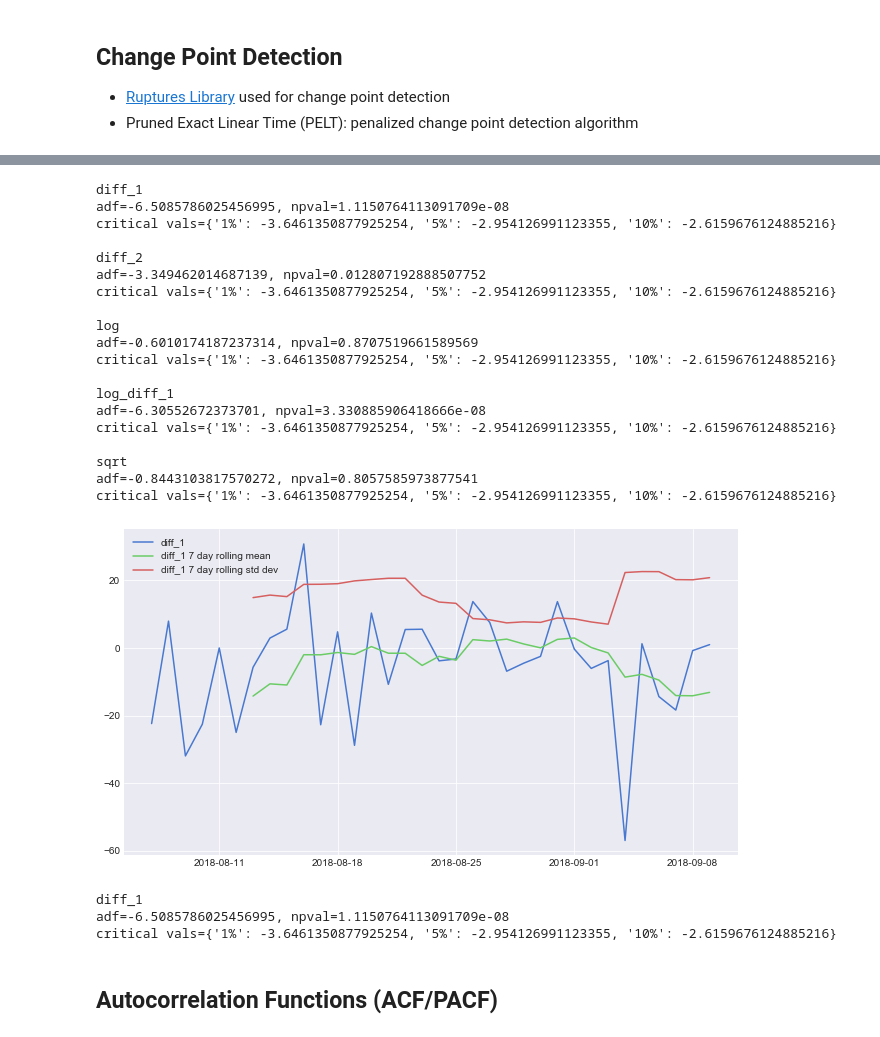
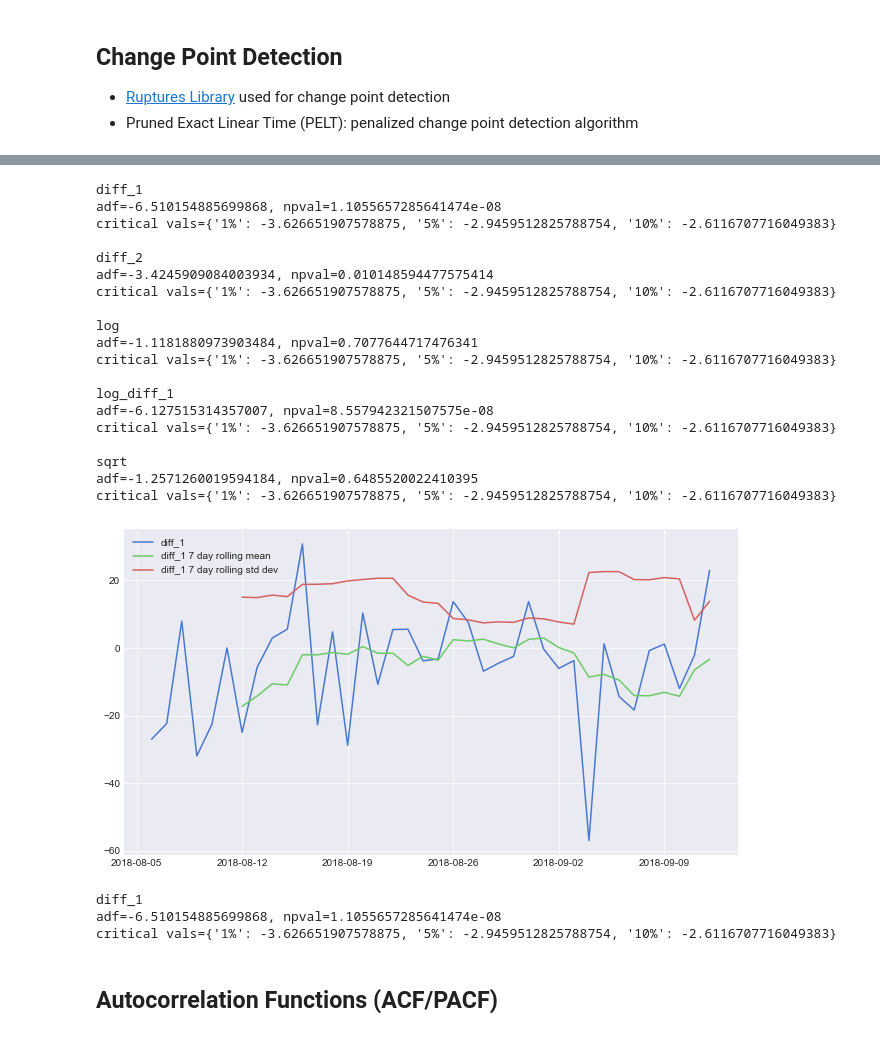
Before and after one commit to brianmcguckin/thinkful_unit_06_specializations, a Jupyter notebook: eth_ts.ipynb, the cells around one changed output, grey strips where cells are left out. Drawn from its saved outputs; the diff is of its cells as text; code cells hidden in the pictures.

```diff
--- a/eth_ts.ipynb
+++ b/eth_ts.ipynb
@@ -125,78 +142,77 @@ df_05['log_diff_1'] = np.log(df_05.eth).diff().dropna()
 df_05['sqrt'] = np.sqrt(df_05.eth)
 
 # drop nans from differencing
-df_05 = df_05[2:]
-#df_04.head()
+#df_05 = df_05[2:]
 
 print('\ndiff_1\nadf={0}, npval={1}\ncritical vals={2}'.format(
-    adfuller(df_05['diff_1'])[0],
-    adfuller(df_05['diff_1'])[1],
-    adfuller(df_05['diff_1'])[4]))
+    adfuller(df_05.diff_1[2:])[0],
+    adfuller(df_05.diff_1[2:])[1],
+    adfuller(df_05.diff_1[2:])[4]))
 
 print('\ndiff_2\nadf={0}, npval={1}\ncritical vals={2}'.format(
-    adfuller(df_05['diff_2'])[0],
-    adfuller(df_05['diff_2'])[1],
-    adfuller(df_05['diff_2'])[4]))
+    adfuller(df_05.diff_2[2:])[0],
+    adfuller(df_05.diff_2[2:])[1],
+    adfuller(df_05.diff_2[2:])[4]))
 
 print('\nlog\nadf={0}, npval={1}\ncritical vals={2}'.format(
-    adfuller(df_05['log'])[0],
-    adfuller(df_05['log'])[1],
-    adfuller(df_05['log'])[4]))
+    adfuller(df_05.log[2:])[0],
+    adfuller(df_05.log[2:])[1],
+    adfuller(df_05.log[2:])[4]))
 
 print('\nlog_diff_1\nadf={0}, npval={1}\ncritical vals={2}'.format(
-    adfuller(df_05['log_diff_1'])[0],
-    adfuller(df_05['log_diff_1'])[1],
-    adfuller(df_05['log_diff_1'])[4]))
+    adfuller(df_05.log_diff_1[2:])[0],
+    adfuller(df_05.log_diff_1[2:])[1],
+    adfuller(df_05.log_diff_1[2:])[4]))
 
 print('\nsqrt\nadf={0}, npval={1}\ncritical vals={2}'.format(
-    adfuller(df_05['sqrt'])[0],
-    adfuller(df_05['sqrt'])[1],
-    adfuller(df_05['sqrt'])[4]))
+    adfuller(df_05.sqrt[2:])[0],
+    adfuller(df_05.sqrt[2:])[1],
+    adfuller(df_05.sqrt[2:])[4]))
 # %% [output]
 diff_1
-adf=-6.5085786025456995, npval=1.1150764113091709e-08
-critical vals={'1%': -3.6461350877925254, '5%': -2.954126991123355, '10%': -2.6159676124885216}
+adf=-6.510154885699868, npval=1.1055657285641474e-08
+critical vals={'1%': -3.626651907578875, '5%': -2.9459512825788754, '10%': -2.6116707716049383}
 
 diff_2
-adf=-3.349462014687139, npval=0.012807192888507752
-critical vals={'1%': -3.6461350877925254, '5%': -2.954126991123355, '10%': -2.6159676124885216}
+adf=-3.4245909084003934, npval=0.010148594477575414
+critical vals={'1%': -3.626651907578875, '5%': -2.9459512825788754, '10%': -2.6116707716049383}
 
 log
-adf=-0.6010174187237314, npval=0.8707519661589569
-critical vals={'1%': -3.6461350877925254, '5%': -2.954126991123355, '10%': -2.6159676124885216}
+adf=-1.1181880973903484, npval=0.7077644717476341
+critical vals={'1%': -3.626651907578875, '5%': -2.9459512825788754, '10%': -2.6116707716049383}
 
 log_diff_1
-adf=-6.30552672373701, npval=3.330885906418666e-08
-critical vals={'1%': -3.6461350877925254, '5%': -2.954126991123355, '10%': -2.6159676124885216}
+adf=-6.127515314357007, npval=8.557942321507575e-08
+critical vals={'1%': -3.626651907578875, '5%': -2.9459512825788754, '10%': -2.6116707716049383}
 
 sqrt
-adf=-0.8443103817570272, npval=0.8057585973877541
-critical vals={'1%': -3.6461350877925254, '5%': -2.954126991123355, '10%': -2.6159676124885216}
+adf=-1.2571260019594184, npval=0.6485520022410395
+critical vals={'1%': -3.626651907578875, '5%': -2.9459512825788754, '10%': -2.6116707716049383}
 # %%
 window = 7
 
 plt.figure(figsize=(11,6))
-plt.plot(df_05.date,
+plt.plot(df_05.index.values,
          df_05.diff_1,
          label='diff_1')
-plt.plot(df_05.date,
+plt.plot(df_05.index.values,
          df_05.diff_1.rolling(window).mean(),
          label='diff_1 {} day rolling mean'.format(window))
-plt.plot(df_05.date,
+plt.plot(df_05.index.values,
          df_05.diff_1.rolling(window).std(),
          label='diff_1 {} day rolling std dev'.format(window))
 plt.legend()
 plt.show()
 
 print('\ndiff_1\nadf={0}, npval={1}\ncritical vals={2}'.format(
-    adfuller(df_05['diff_1'])[0],
-    adfuller(df_05['diff_1'])[1],
-    adfuller(df_05['diff_1'])[4]))
+    adfuller(df_05.diff_1[2:])[0],
+    adfuller(df_05.diff_1[2:])[1],
+    adfuller(df_05.diff_1[2:])[4]))
 # %% [output]
-[figure, old version]
+[figure, new version]
 diff_1
-adf=-6.5085786025456995, npval=1.1150764113091709e-08
-critical vals={'1%': -3.6461350877925254, '5%': -2.954126991123355, '10%': -2.6159676124885216}
+adf=-6.510154885699868, npval=1.1055657285641474e-08
+critical vals={'1%': -3.626651907578875, '5%': -2.9459512825788754, '10%': -2.6116707716049383}
 # %% [markdown]
 <a id='acf_pacf'></a>
 ## Autocorrelation Functions (ACF/PACF)
```
Also changed, not shown: parts of 39 cells of this notebook, 1 other file.
